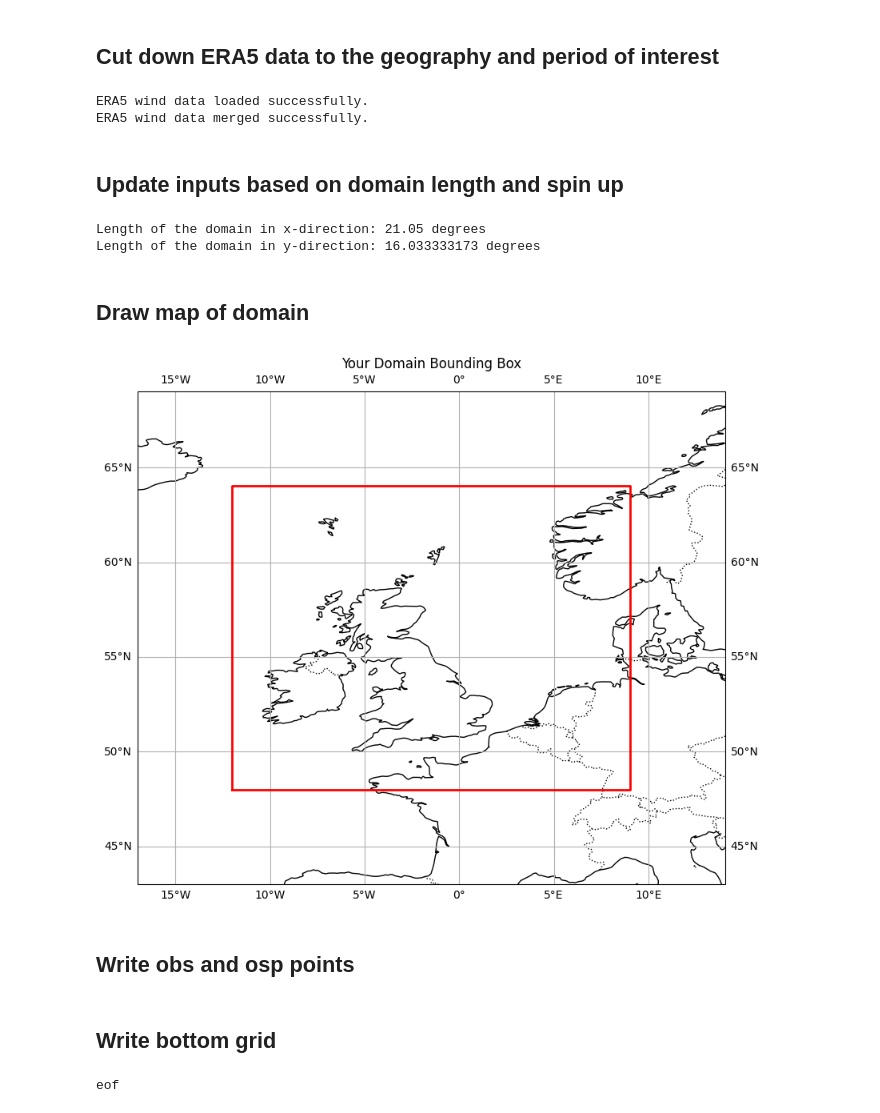
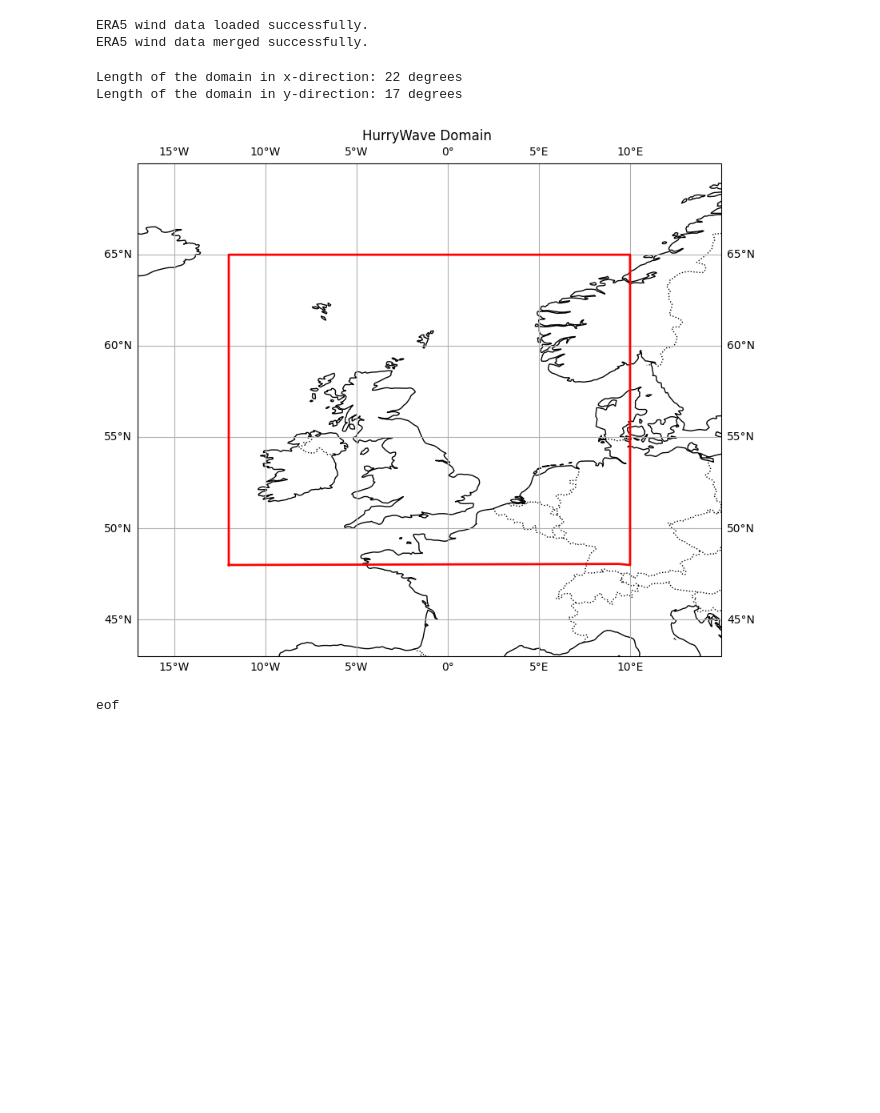
Before and after one commit to Deltares-research/cht_hurrywave, a Jupyter notebook: examples/DanielTest/02_scripts/DANIEL_model_builder.ipynb, the cells around one changed output. Cells and saved outputs as stored; diff of their text form; code cells hidden in the pictures; blank space fills up the shorter version.

```diff
--- a/examples/DanielTest/02_scripts/DANIEL_model_builder.ipynb
+++ b/examples/DanielTest/02_scripts/DANIEL_model_builder.ipynb
@@ -125,8 +120,6 @@ specs = {
     'amvfile': "hurrywave.amv",            # Delft3D-meteo ASCII wind y-component [m/s]
 
 }
-# %% [markdown]
-## Cut down ERA5 data to the geography and period of interest
 # %%
 # # Cut down ERA5 data to the geography and period of interest
 year_start = specs['tstart'][:4]
@@ -171,11 +193,9 @@ era_5_data_wind.to_netcdf(output_file)
 # %% [output]
 ERA5 wind data loaded successfully.
 ERA5 wind data merged successfully.
-# %% [markdown]
-## Update inputs based on domain length and spin up
 # %%
-const_length_x = 0.05 * 421 # # Length of the domain in x-direction [degrees]
-const_length_y = 0.033333333 * 481 # Length of the domain in y-direction [degrees]
+const_length_x = np.abs(area[1] - area[3]) # # Length of the domain in x-direction [degrees]
+const_length_y = np.abs(area[0] - area[2]) # Length of the domain in y-direction [degrees]
 
 print('Length of the domain in x-direction:', const_length_x, 'degrees')
 print('Length of the domain in y-direction:', const_length_y, 'degrees')
@@ -204,7 +224,7 @@ def change_space_resolution_y(new_dy, specs, const_length_y=const_length_y):
     specs['dy'] = new_dy
     specs['nmax'] = new_nmax
 
-def change_start_time():
+def change_start_time(specs):
     """
     Change the start time, stop time, and reference time in specs based on the year in 'name'.
     Sets tstop to YYYY1231 235900 and tstart/tref to (YYYY0101 000000 - tspinup).
@@ -217,8 +237,7 @@ def change_start_time():
     specs['tstart'] = tstart_str
     specs['tref'] = tstart_str
 
-
-def update_input(hw,specs, const_length_x=const_length_x, const_length_y=const_length_y):
+def update_input(hw, specs, const_length_x=const_length_x, const_length_y=const_length_y):
     """
     Update the input file of the model with the new parameters.
     :param hw: HurryWave object
@@ -226,55 +245,51 @@ def update_input(hw,specs, const_length_x=const_length_x, const_length_y=const_l
     """
     change_space_resolution_x(specs['dx'], specs, const_length_x)
     change_space_resolution_y(specs['dy'], specs, const_length_y)
-    change_start_time()
+    change_start_time(specs)
     # Update the input file with the new parameters
     hw.input.update(specs)
     hw.input.write()
 
-update_input(hw,specs,const_length_x=const_length_x, const_length_y=const_length_y)
+update_input(hw, specs, const_length_x=const_length_x, const_length_y=const_length_y)
 # %% [output]
-Length of the domain in x-direction: 21.05 degrees
-Length of the domain in y-direction: 16.033333173 degrees
+Length of the domain in x-direction: 22 degrees
+Length of the domain in y-direction: 17 degrees
-# %% [markdown]
-## Draw map of domain
 # %%
 import matplotlib.pyplot as plt
 import cartopy.crs as ccrs
 import cartopy.feature as cfeature
 
 # Define the 4 corners of your domain
 lon_min = -12
-lon_max = 9.05
+lon_max = 10
 lat_min = 48
-lat_max = 64.033333173
+lat_max = 65
 
 # Create figure and add basemap
 fig = plt.figure(figsize=(10, 8))
 ax = plt.axes(projection=ccrs.PlateCarree())
 
 # Add coastlines and borders
 ax.coastlines()
 ax.add_feature(cfeature.BORDERS, linestyle=':')
 
 # Add gridlines
 ax.gridlines(draw_labels=True)
 
 # Plot the rectangle (domain box)
 lons = [lon_min, lon_max, lon_max, lon_min, lon_min]
 lats = [lat_min, lat_min, lat_max, lat_max, lat_min]
 ax.plot(lons, lats, color='red', linewidth=2, transform=ccrs.Geodetic())
 
 # Set extent to zoom to your domain with a little padding
 ax.set_extent([lon_min - 5, lon_max + 5, lat_min - 5, lat_max + 5], crs=ccrs.PlateCarree())
 
 # Add a title
-plt.title("Your Domain Bounding Box")
+plt.title("HurryWave Domain ")
 
 plt.show()
 # %% [output]
-[figure, old version]
+[figure, new version]
-# %% [markdown]
-## Write obs and osp points
 # %%
 # Observation points
 
@@ -322,8 +337,6 @@ else:
     # Add the wave buoy measurements
     observation_points_regular.write()
     observation_points_spectra.write()
-# %% [markdown]
-## Write bottom grid
 # %%
 # Bottom grid
 x0_b = -15
```
Also changed, not shown: parts of 14 cells of this notebook, 37 other files.
